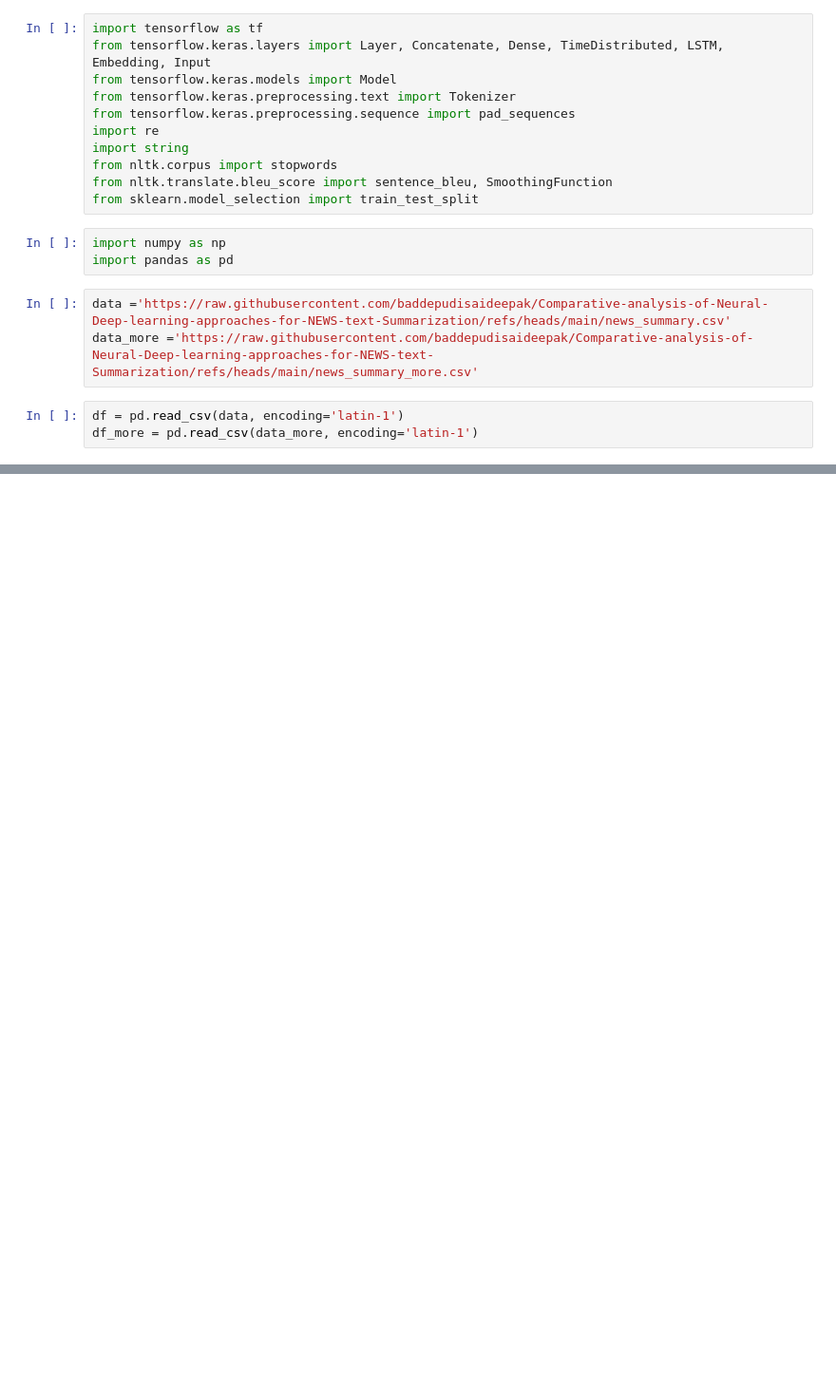
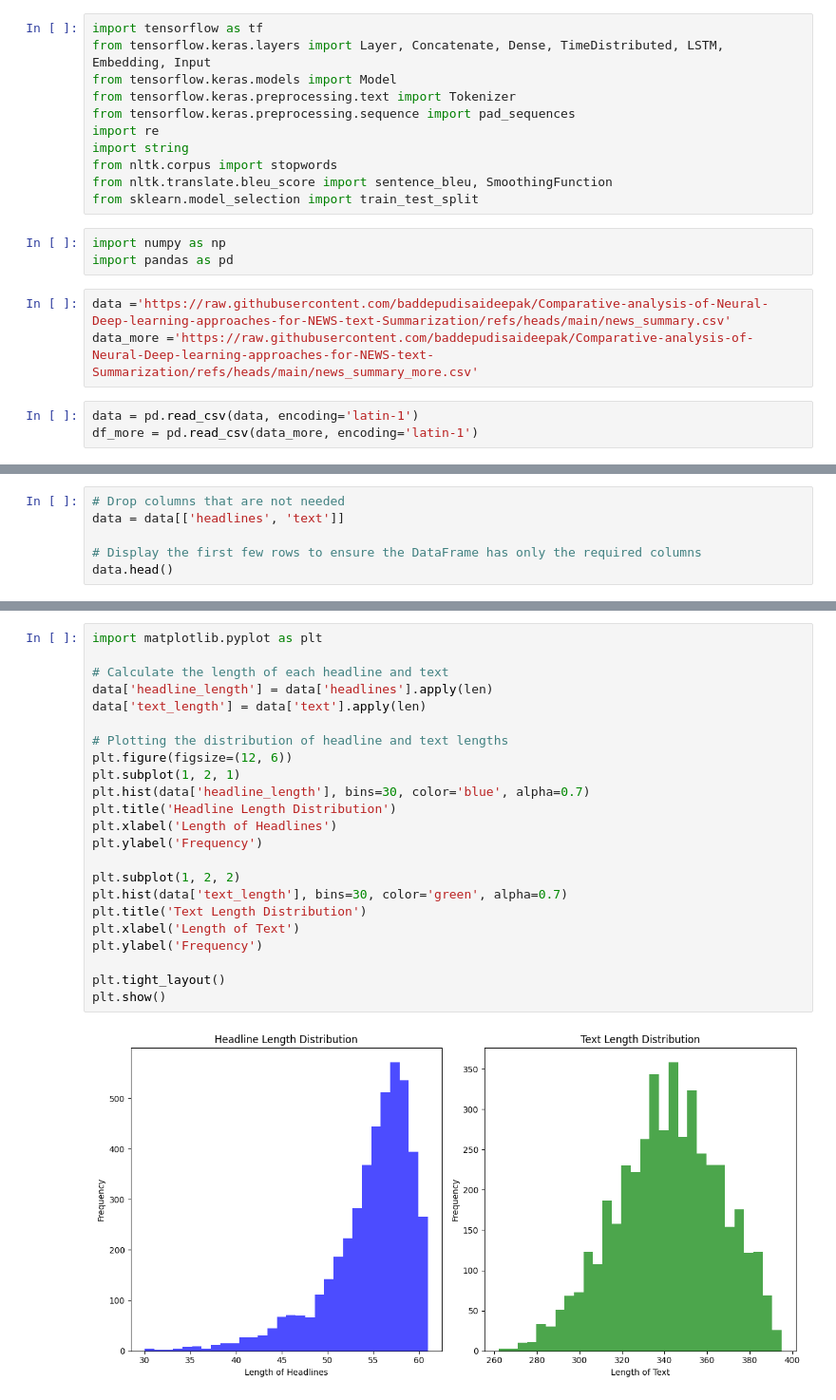
Before and after one commit to baddepudisaideepak/Comparative-analysis-of-Neural-Deep-learning-approaches-for-NEWS-text-Summarization, a Jupyter notebook: finalprojectcode.ipynb, the cells around one changed output, grey strips where cells are left out. Shown: that part at 95% size. Saved outputs shown, nothing was run; the diff lists cells and outputs as text; blank space fills up the shorter version.

Commit message:
Basic Pre Processing and Visualization was done

```diff
--- a/finalprojectcode.ipynb
+++ b/finalprojectcode.ipynb
@@ -18,5 +18,5 @@ import pandas as pd
 data ='https://raw.githubusercontent.com/baddepudisaideepak/Comparative-analysis-of-Neural-Deep-learning-approaches-for-NEWS-text-Summarization/refs/heads/main/news_summary.csv'
 data_more ='https://raw.githubusercontent.com/baddepudisaideepak/Comparative-analysis-of-Neural-Deep-learning-approaches-for-NEWS-text-Summarization/refs/heads/main/news_summary_more.csv'
 # %%
-df = pd.read_csv(data, encoding='latin-1')
+data = pd.read_csv(data, encoding='latin-1')
 df_more = pd.read_csv(data_more, encoding='latin-1')
@@ -58,0 +32,6 @@ print(df_more.head())
+# %%
+# Drop columns that are not needed
+data = data[['headlines', 'text']]
+
+# Display the first few rows to ensure the DataFrame has only the required columns
+data.head()
@@ -58,0 +140,25 @@ print(df_more.head())
+# %%
+import matplotlib.pyplot as plt
+
+# Calculate the length of each headline and text
+data['headline_length'] = data['headlines'].apply(len)
+data['text_length'] = data['text'].apply(len)
+
+# Plotting the distribution of headline and text lengths
+plt.figure(figsize=(12, 6))
+plt.subplot(1, 2, 1)
+plt.hist(data['headline_length'], bins=30, color='blue', alpha=0.7)
+plt.title('Headline Length Distribution')
+plt.xlabel('Length of Headlines')
+plt.ylabel('Frequency')
+
+plt.subplot(1, 2, 2)
+plt.hist(data['text_length'], bins=30, color='green', alpha=0.7)
+plt.title('Text Length Distribution')
+plt.xlabel('Length of Text')
+plt.ylabel('Frequency')
+
+plt.tight_layout()
+plt.show()
+# %% [output]
+[figure, added]
```
Also changed, not shown: parts of 11 cells of this notebook.
